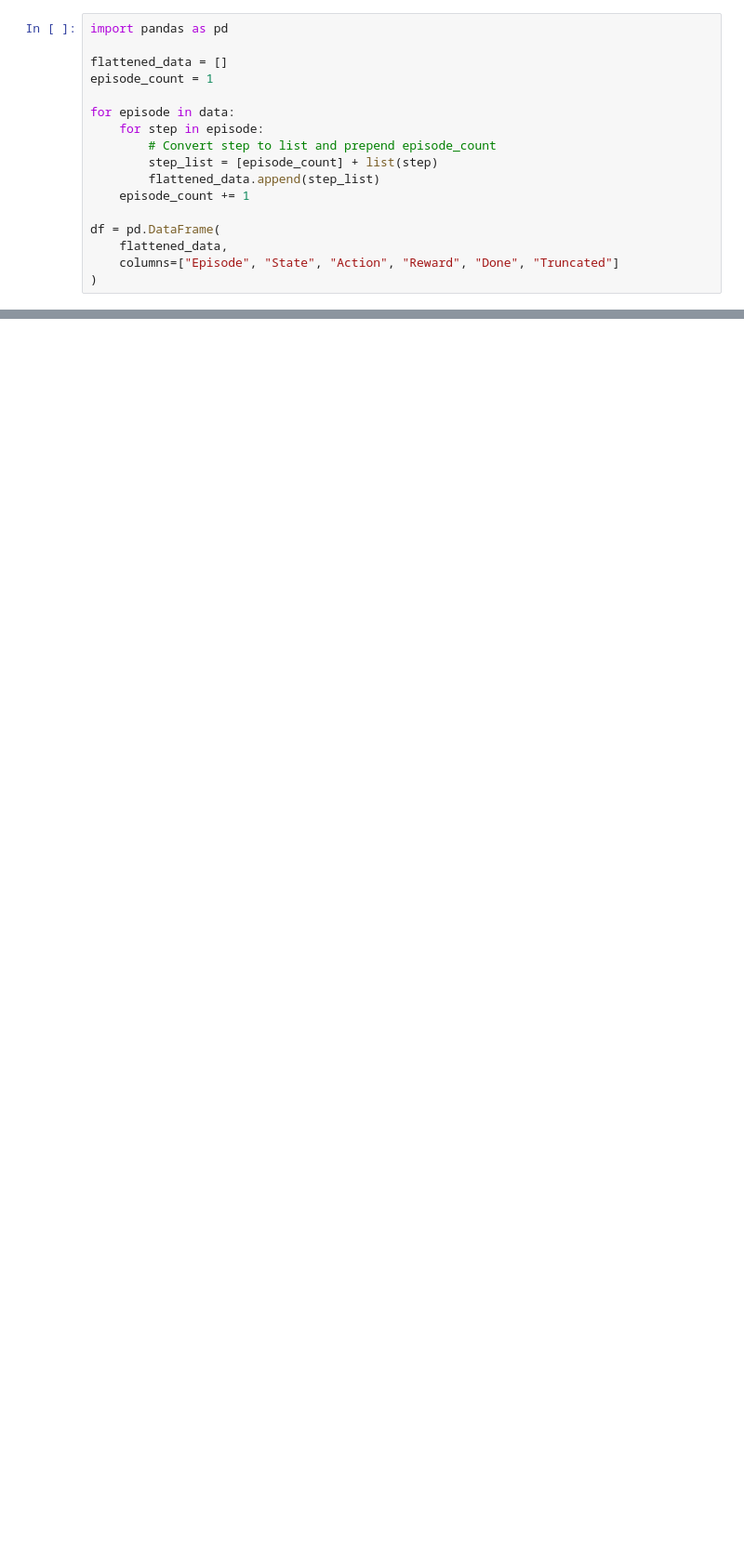
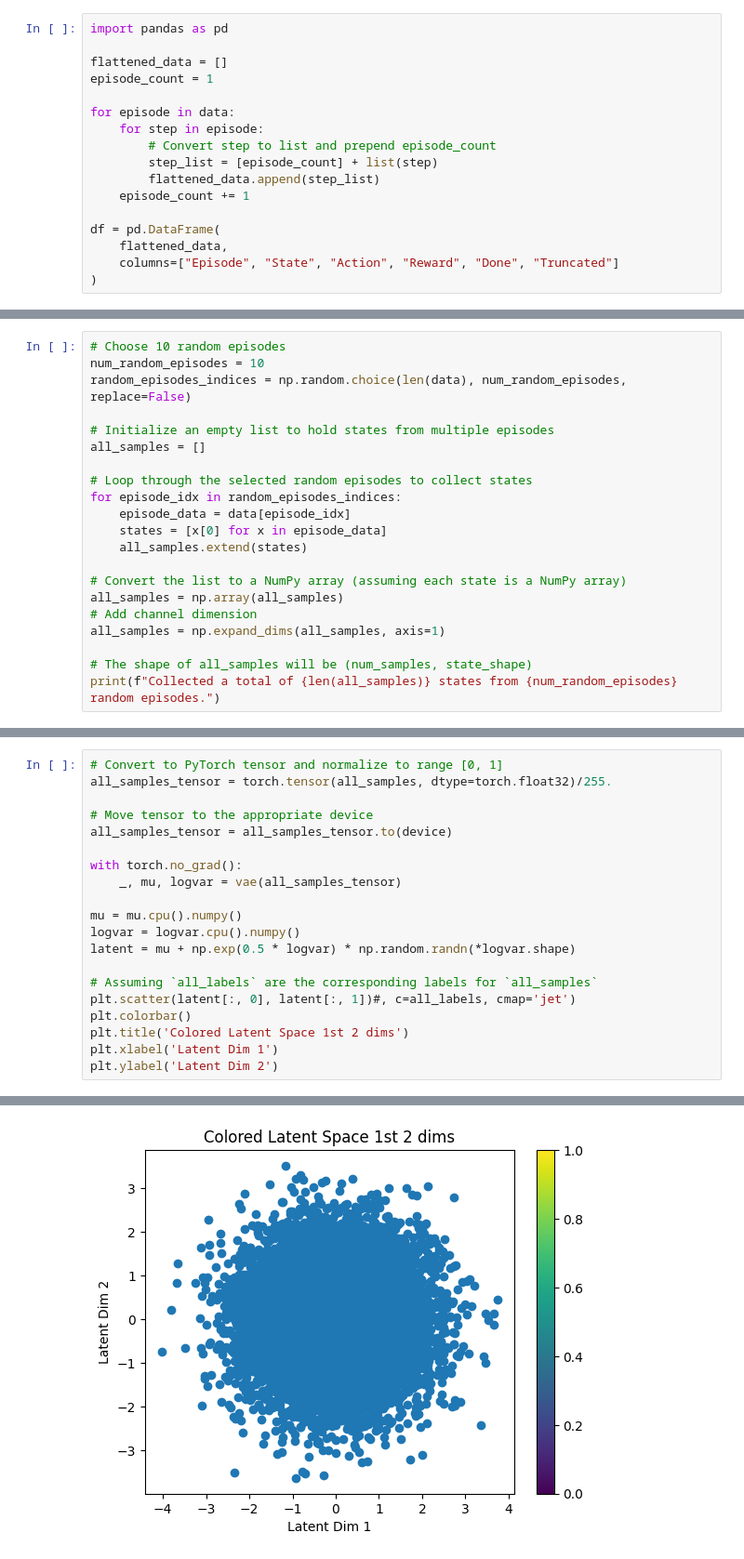
Before and after one commit to Dean-vA/World-Models, a Jupyter notebook: worldmodels1/notebooks/explore_data.ipynb, the cells around one changed output, grey strips where cells are left out. Shown at 93% size. Saved outputs shown, nothing was run; the diff lists cells and outputs as text; blank space fills up the shorter version.

```diff
--- a/worldmodels1/notebooks/explore_data.ipynb
+++ b/worldmodels1/notebooks/explore_data.ipynb
@@ -78,0 +233,21 @@ vae = VAE()
+# %%
+# Choose 10 random episodes
+num_random_episodes = 10
+random_episodes_indices = np.random.choice(len(data), num_random_episodes, replace=False)
+
+# Initialize an empty list to hold states from multiple episodes
+all_samples = []
+
+# Loop through the selected random episodes to collect states
+for episode_idx in random_episodes_indices:
+    episode_data = data[episode_idx]
+    states = [x[0] for x in episode_data]
+    all_samples.extend(states)
+
+# Convert the list to a NumPy array (assuming each state is a NumPy array)
+all_samples = np.array(all_samples)
+# Add channel dimension
+all_samples = np.expand_dims(all_samples, axis=1)
+
+# The shape of all_samples will be (num_samples, state_shape)
+print(f"Collected a total of {len(all_samples)} states from {num_random_episodes} random episodes.")
@@ -78,0 +256,21 @@ vae = VAE()
+# %%
+# Convert to PyTorch tensor and normalize to range [0, 1]
+all_samples_tensor = torch.tensor(all_samples, dtype=torch.float32)/255.
+
+# Move tensor to the appropriate device
+all_samples_tensor = all_samples_tensor.to(device)
+
+with torch.no_grad():
+    _, mu, logvar = vae(all_samples_tensor)
+
+mu = mu.cpu().numpy()
+logvar = logvar.cpu().numpy()
+latent = mu + np.exp(0.5 * logvar) * np.random.randn(*logvar.shape)
+
+# Assuming `all_labels` are the corresponding labels for `all_samples`
+plt.scatter(latent[:, 0], latent[:, 1])#, c=all_labels, cmap='jet')
+plt.colorbar()
+plt.title('Colored Latent Space 1st 2 dims')
+plt.xlabel('Latent Dim 1')
+plt.ylabel('Latent Dim 2')
+# %% [output]
@@ -78,0 +278 @@ vae = VAE()
+[figure, added]
```
Also changed, not shown: parts of 16 cells of this notebook, 6 other files.
